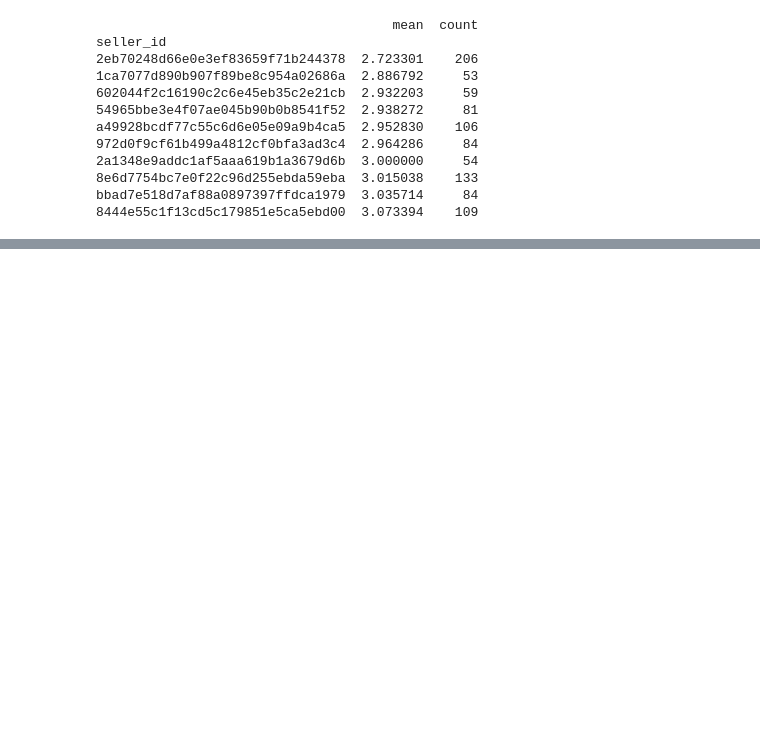
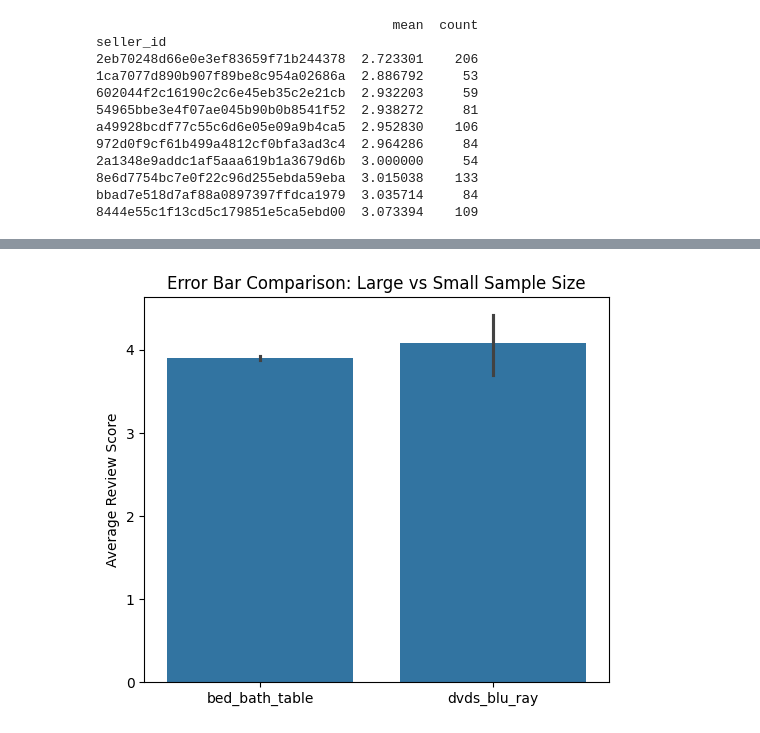
Before and after one commit to HannahPeyambari/Analyzing-customer-satisfaction, a Jupyter notebook: 01_Olist.ipynb, the cells around one changed output, grey strips where cells are left out. Saved outputs shown, nothing was run; the diff lists cells and outputs as text; code cells hidden in the pictures; blank space fills up the shorter version.

```diff
--- a/01_Olist.ipynb
+++ b/01_Olist.ipynb
@@ -566,0 +581,13 @@ bbad7e518d7af88a0897397ffdca1979  3.035714     84
+# %%
+# Filter the dataframe to only these two categories
+comparison_categories = orders_with_categories[orders_with_categories['product_category_name_english'].isin(['bed_bath_table', 'dvds_blu_ray'])]
+plt.figure(figsize=(6,5))
+sns.barplot(data=comparison_categories,
+            x='product_category_name_english',
+            y='review_score')
+plt.title('Error Bar Comparison: Large vs Small Sample Size')
+plt.xlabel('')
+plt.ylabel('Average Review Score')
+plt.show()
+# %% [output]
+[figure, added]
```
Also changed, not shown: parts of 5 cells of this notebook.
